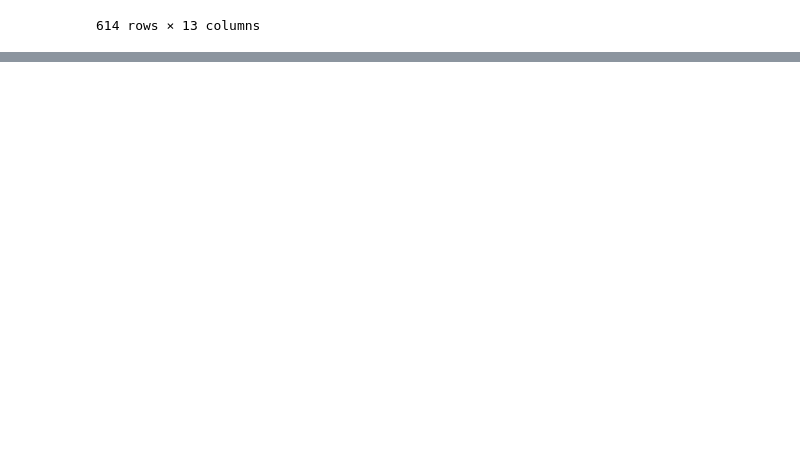
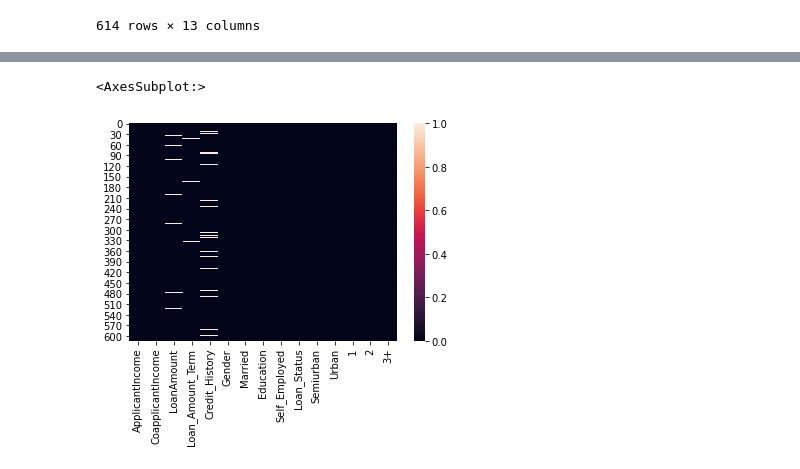
Before and after one commit to rsanchez-dv/ML_Training_Project, a Jupyter notebook: Data Preprocessing.ipynb, the cells around one changed output, grey strips where cells are left out. Saved outputs shown, nothing was run; the diff lists cells and outputs as text; code cells hidden in the pictures; blank space fills up the shorter version.

```diff
--- a/Data Preprocessing.ipynb
+++ b/Data Preprocessing.ipynb
@@ -62,0 +89,3 @@ df
+# %%
+df.drop(['Loan_ID'], axis=1, inplace=True)
+df
@@ -62,0 +130,5 @@ df
+# %%
+sns.heatmap(df.isnull())
+# %% [output]
+<AxesSubplot:>
+[figure, added]
```
Also changed, not shown: parts of 20 cells of this notebook.
